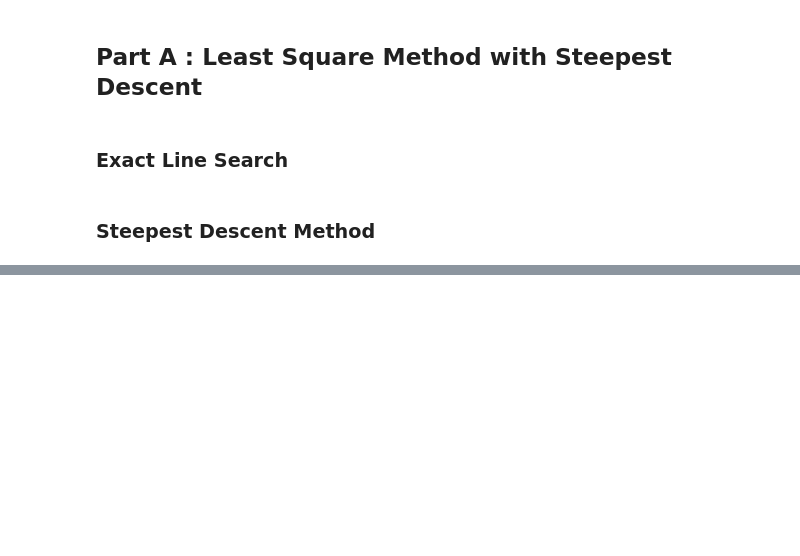
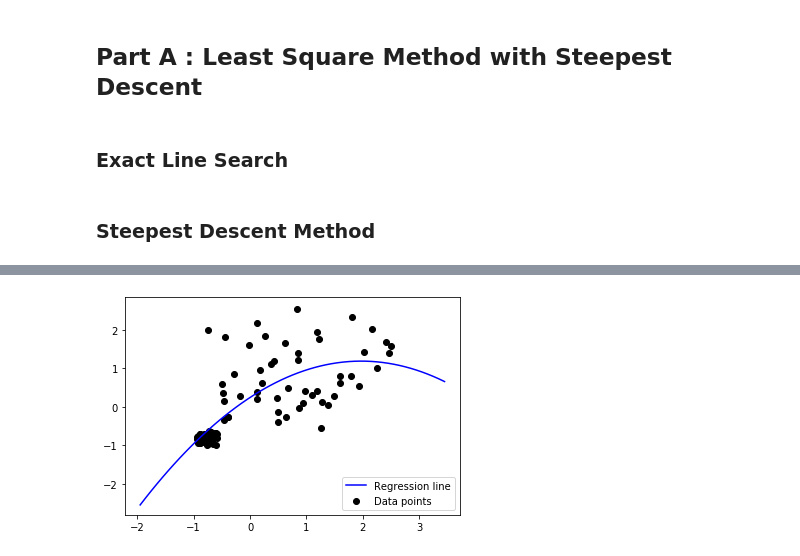
Before and after one commit to akinelden/ie440-homework6, a Jupyter notebook: HW6.ipynb, the cells around one changed output, grey strips where cells are left out. Drawn from its saved outputs; the diff is of its cells as text; code cells hidden in the pictures; blank space fills up the shorter version.

```diff
--- a/HW6.ipynb
+++ b/HW6.ipynb
@@ -116,0 +150,4 @@ ws_b, fs_b
+# %%
+plotRegressionGraph(np.array(norm_train), regB, ws_b)
+# %% [output]
+[figure, added]
```
Also changed, not shown: parts of 10 cells of this notebook.
